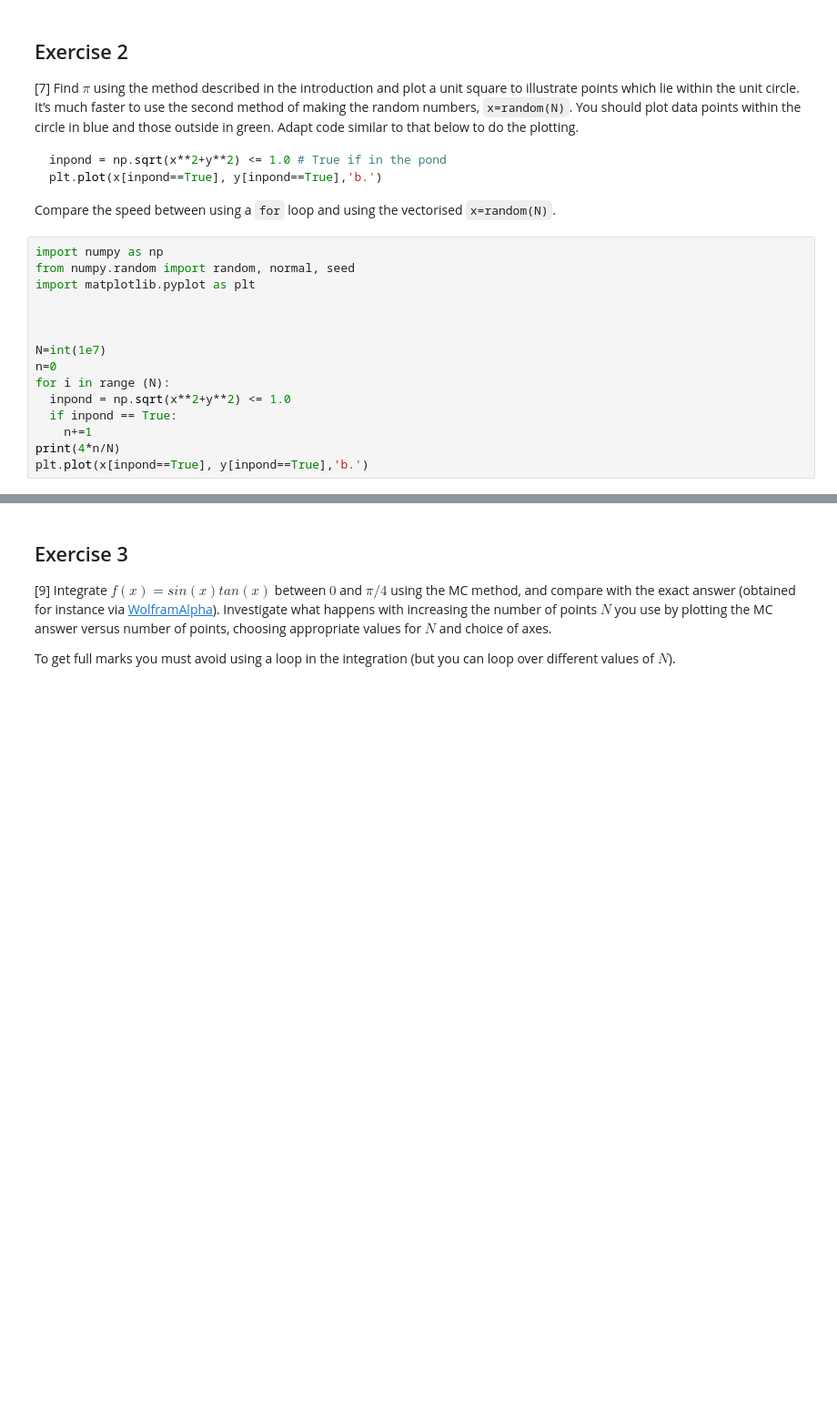
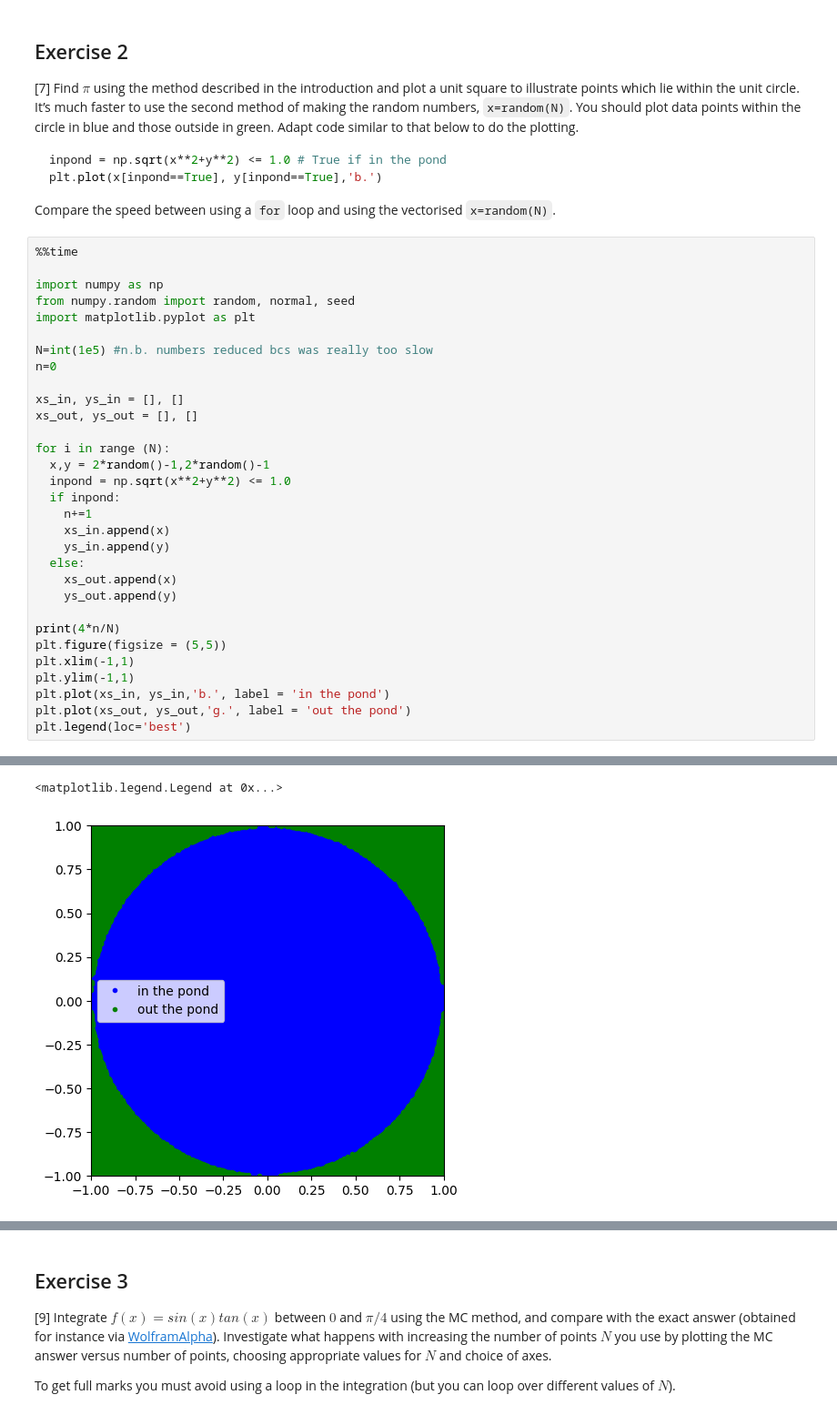
Before and after one commit to PX2145-2025/week-6-b-Dvorak-Gabriel, a Jupyter notebook: Monte_Carlo.ipynb, the cells around one changed output, grey strips where cells are left out. Shown at 91% size. Drawn from its saved outputs; the diff is of its cells as text; blank space fills up the shorter version.

````diff
--- a/Monte_Carlo.ipynb
+++ b/Monte_Carlo.ipynb
@@ -222,18 +222,34 @@ plt.plot(x[inpond==True], y[inpond==True],'b.')
 ```
  Compare the speed between using a `for` loop and using the vectorised `x=random(N)`.
 # %%
+%%time
+
 import numpy as np
 from numpy.random import random, normal, seed
 import matplotlib.pyplot as plt
 
+N=int(1e5) #n.b. numbers reduced bcs was really too slow
+n=0
 
+xs_in, ys_in = [], []
+xs_out, ys_out = [], []
 
-N=int(1e7)
-n=0
 for i in range (N):
+  x,y = 2*random()-1,2*random()-1
   inpond = np.sqrt(x**2+y**2) <= 1.0
-  if inpond == True:
+  if inpond:
     n+=1
+    xs_in.append(x)
+    ys_in.append(y)
+  else:
+    xs_out.append(x)
+    ys_out.append(y)
+
 print(4*n/N)
-plt.plot(x[inpond==True], y[inpond==True],'b.')
+plt.figure(figsize = (5,5))
+plt.xlim(-1,1)
+plt.ylim(-1,1)
+plt.plot(xs_in, ys_in,'b.', label = 'in the pond')
+plt.plot(xs_out, ys_out,'g.', label = 'out the pond')
+plt.legend(loc='best')
 # %% [output]
@@ -240,0 +259,2 @@ ValueError: operands could not be broadcast together with shapes (33554432,) (10
+<matplotlib.legend.Legend at 0x...>
+[figure, added]
````
Also changed, not shown: parts of 2 cells of this notebook.
